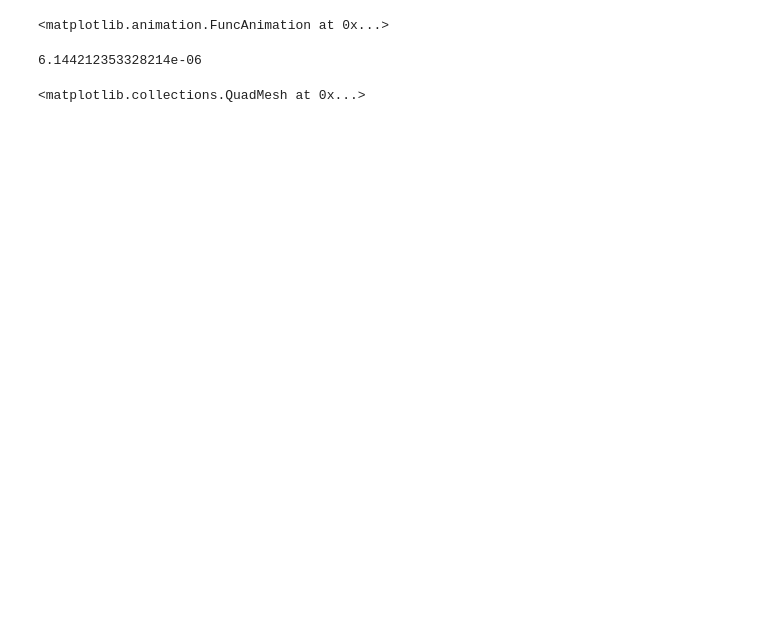
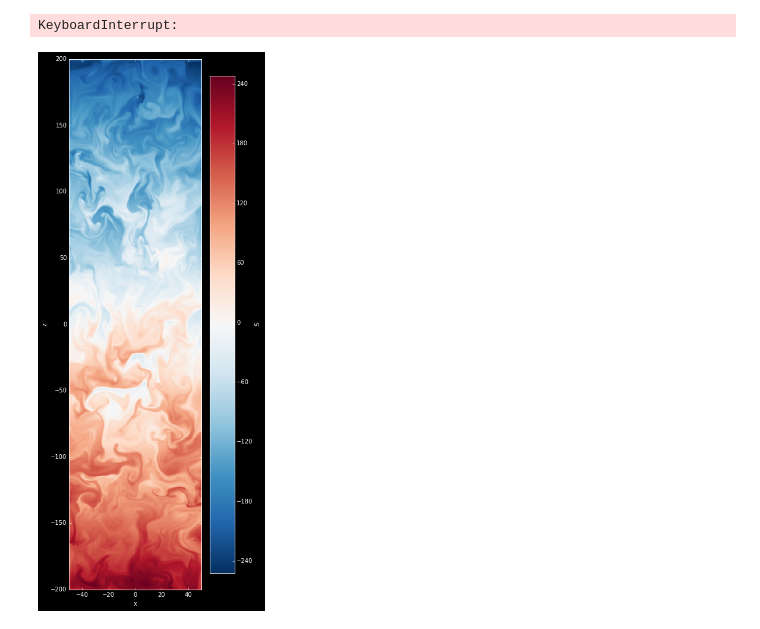
Before and after one commit to brownjustinmichael/pisces, a Jupyter notebook: plots/Plot NETCDF.ipynb, the cells around one changed output. Saved outputs shown, nothing was run; the diff lists cells and outputs as text; code cells hidden in the pictures; blank space fills up the shorter version.

```diff
--- a/plots/Plot NETCDF.ipynb
+++ b/plots/Plot NETCDF.ipynb
@@ -10,7 +13,7 @@ import matplotlib.pyplot as plt
 from JSAnimation import IPython_display
 from matplotlib import animation
 
-dataset = netCDF4.Dataset ('../sims/example/output/sc_gwave_t_00.cdf', 'r')
+dataset = netCDF4.Dataset ('../sims/layers/output/test_00.cdf', 'r')
 # dataset2 = netCDF4.Dataset ('../sims/example/output/sc_gwave_t_01.cdf', 'r')
 # dataset3 = netCDF4.Dataset ('../sims/example/output/sc_gwave_02.cdf', 'r')
 
@@ -64,4 +67,4 @@ def init():
 animation.FuncAnimation(fig, animate, init_func=init,
                         frames=len (dataset.dimensions ['record']) // per, interval=200, blit=True)
 # %% [output]
-<matplotlib.animation.FuncAnimation at 0x...>
+KeyboardInterrupt:
@@ -72,8 +71,49 @@ import math
-# %%
-math.e**-12
-# %% [output]
-6.144212353328214e-06
-# %%
-p
-# %% [output]
-<matplotlib.collections.QuadMesh at 0x...>
+# %%
+plt.style.use ("dark_background")
+
+datasets = []
+datasets.append (netCDF4.Dataset ('../sims/layers/output/sc_layer_00.cdf', 'r'))
+datasets.append (netCDF4.Dataset ('../sims/layers/output/sc_layer_01.cdf', 'r'))
+datasets.append (netCDF4.Dataset ('../sims/layers/output/sc_layer_02.cdf', 'r'))
+datasets.append (netCDF4.Dataset ('../sims/layers/output/sc_layer_03.cdf', 'r'))
+
+ts = {}
+per = 2
+
+xdata = []
+zdata = []
+tdata = []
+divdata = []
+
+for dataset in datasets:
+    xdata.append (dataset.variables ["x"])
+    zdata.append (dataset.variables ["z"])
+    tdata.append (dataset.variables ["S"])
+    divdata.append (dataset.variables ["div"])
+
+record = -2
+
+x = sum ([ma.getdata (data [record]) for data in xdata])
+y = sum ([ma.getdata (data [record]) for data in zdata])
+t = sum ([ma.getdata (data [record]) for data in tdata])
+d = sum ([ma.getdata (data [record]) for data in divdata])
+
+# # create a simple animation
+fig = plt.figure(figsize = (5, 16))
+ax = plt.subplot (111)
+p = ax.pcolormesh (x.T, y.T, t.T - y.T / 1.1, cmap = plt.get_cmap ("RdBu_r"))
+
+cb = plt.colorbar (p)
+
+ax.set_xlim ((x [0,0], x [-1,-1]))
+ax.set_ylim ((y [0,0], y [-1,-1]))
+
+ax.set_xlabel ("x")
+ax.set_ylabel ("z")
+cb.set_label ("S")
+# x = np.linspace(0, 10, 1000)
+
+# lines = [ax.axhline (i, -200, 200, lw = 1.0) for i in y [0,::10].flat]
+# vlines = [ax.axvline (i, -200, 200, lw = 1.0) for i in x [::10,0].flat]
+# %% [output]
+[figure, added]
```
Also changed, not shown: parts of 5 cells of this notebook, 15 other files.
